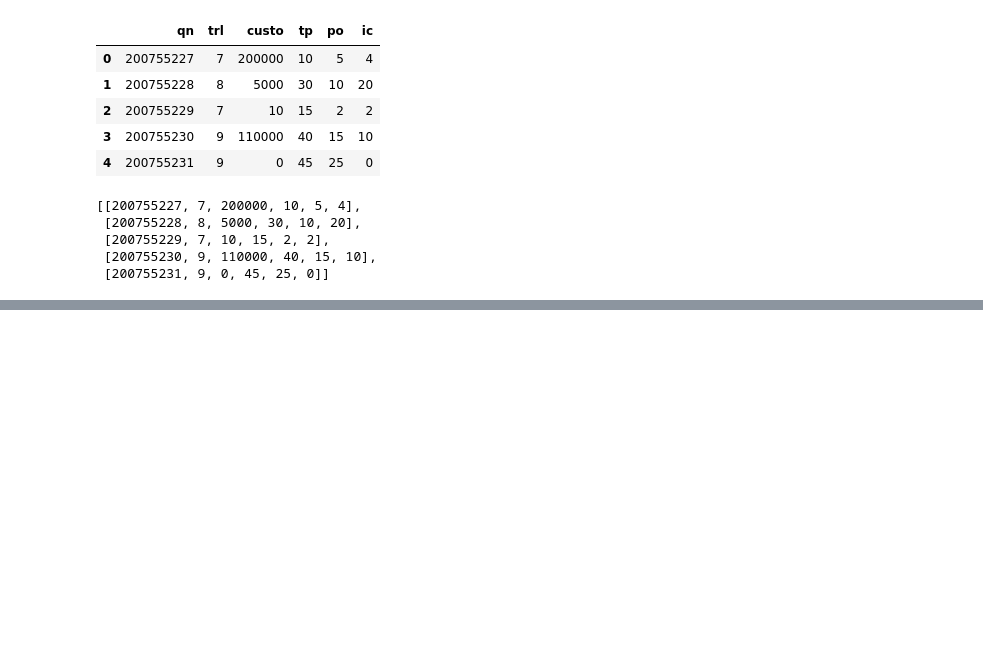
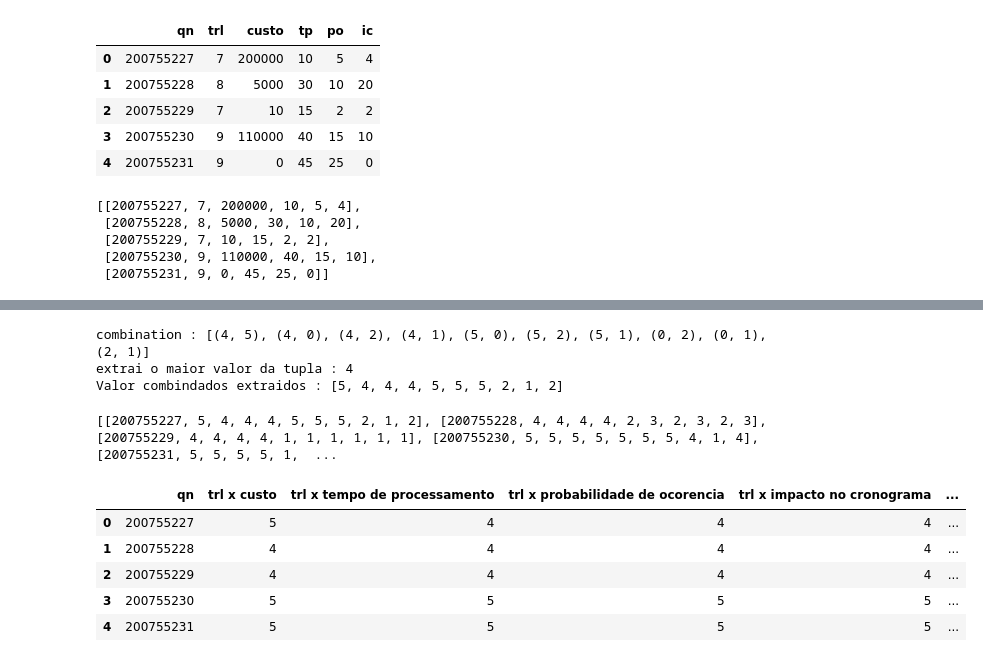
Before and after one commit to Karinagkarim/TFMC_teste_Karina_Gomes, a Jupyter notebook: CNQ_TFMC.ipynb, the cells around one changed output, grey strips where cells are left out. Cells and saved outputs as stored; diff of their text form; code cells hidden in the pictures; blank space fills up the shorter version.

```diff
--- a/CNQ_TFMC.ipynb
+++ b/CNQ_TFMC.ipynb
@@ -79,0 +199,47 @@ Entrada numérica -> palavras (conjunto difuso)
+# %%
+# Cosntruindo a base de referência para fazer as interações, compará-las e extrair o maior valor de cada dupla
+from itertools import combinations
+
+combination = lambda criticidades_qn : list(combinations(criticidades_qn,2))
+
+extrai_maior_valor_da_tupla = lambda tupla : tupla[0] if tupla[0] > tupla[1] else tupla[1]
+
+combinacao_criticidades = lambda criticidades_qn : list(
+    map(extrai_maior_valor_da_tupla, combination(criticidades_qn)))
+
+exemplo = [4,5,0,2,1]
+print("combination :", combination(exemplo))
+print("extrai o maior valor da tupla :", extrai_maior_valor_da_tupla((4,3)))
+print("Valor combindados extraidos :", combinacao_criticidades(exemplo))
+# %% [output]
+combination : [(4, 5), (4, 0), (4, 2), (4, 1), (5, 0), (5, 2), (5, 1), (0, 2), (0, 1), (2, 1)]
+extrai o maior valor da tupla : 4
+Valor combindados extraidos : [5, 4, 4, 4, 5, 5, 5, 2, 1, 2]
+# %%
+# Calculando as interações e retornando o maior valor de criticidade de cada dupla
+interacao_criticidade_variaveis_todas_qns = []
+for qn in criticidade_variaveis_todas_qns:
+  interacao_criticidade_variaveis_todas_qns.append([qn[0]] + combinacao_criticidades(qn[1:len(qn)]))
+
+print(interacao_criticidade_variaveis_todas_qns)
+# %% [output]
+[[200755227, 5, 4, 4, 4, 5, 5, 5, 2, 1, 2], [200755228, 4, 4, 4, 4, 2, 3, 2, 3, 2, 3], [200755229, 4, 4, 4, 4, 1, 1, 1, 1, 1, 1], [200755230, 5, 5, 5, 5, 5, 5, 5, 4, 1, 4], [200755231, 5, 5, 5, 5, 1,  ...
+# %%
+# Criando combinações com as variáveis linguísticas para utilizar no data frame
+colunas= ["qn", "trl", "custo" , "tempo de processamento",
+                         "probabilidade de ocorencia", "impacto no cronograma"]
+combinacao = combination(colunas[1:len(colunas)])
+combinacao = list(map(lambda tupla : tupla[0]+" x "+ tupla[1], combinacao))
+colunas = [colunas[0]]+ combinacao
+# %%
+# Criando o data frame com as combinações das variáveis e seus respectivos resultados de criticidade
+df_criticidades_combinadas_qns = pd.DataFrame(interacao_criticidade_variaveis_todas_qns,
+               columns = colunas)
+df_criticidades_combinadas_qns
+# %% [output]
+|  | qn | trl x custo | trl x tempo de processamento | trl x probabilidade de ocorencia | trl x impacto no cronograma | ... |
+| 0 | 200755227 | 5 | 4 | 4 | 4 | ... |
+| 1 | 200755228 | 4 | 4 | 4 | 4 | ... |
+| 2 | 200755229 | 4 | 4 | 4 | 4 | ... |
+| 3 | 200755230 | 5 | 5 | 5 | 5 | ... |
+| 4 | 200755231 | 5 | 5 | 5 | 5 | ... |
```
Also changed, not shown: parts of 13 cells of this notebook.
